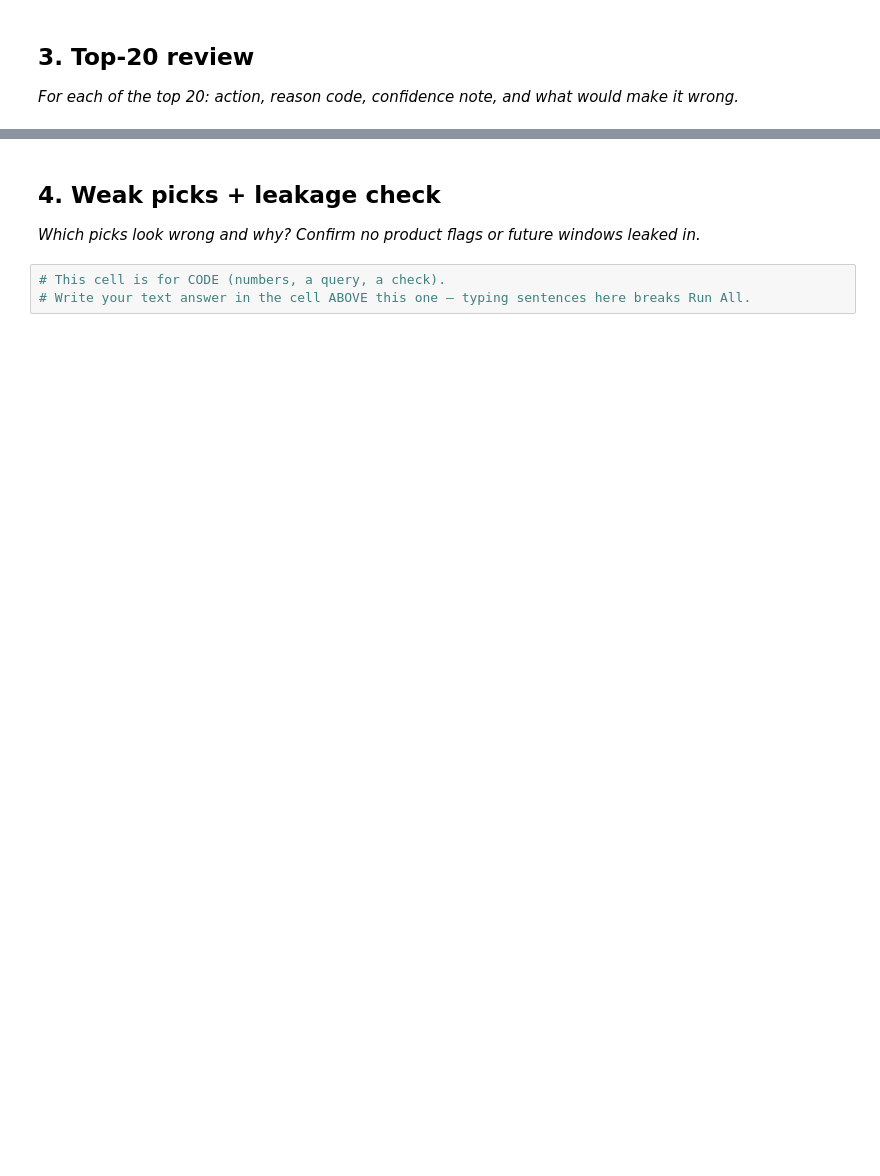
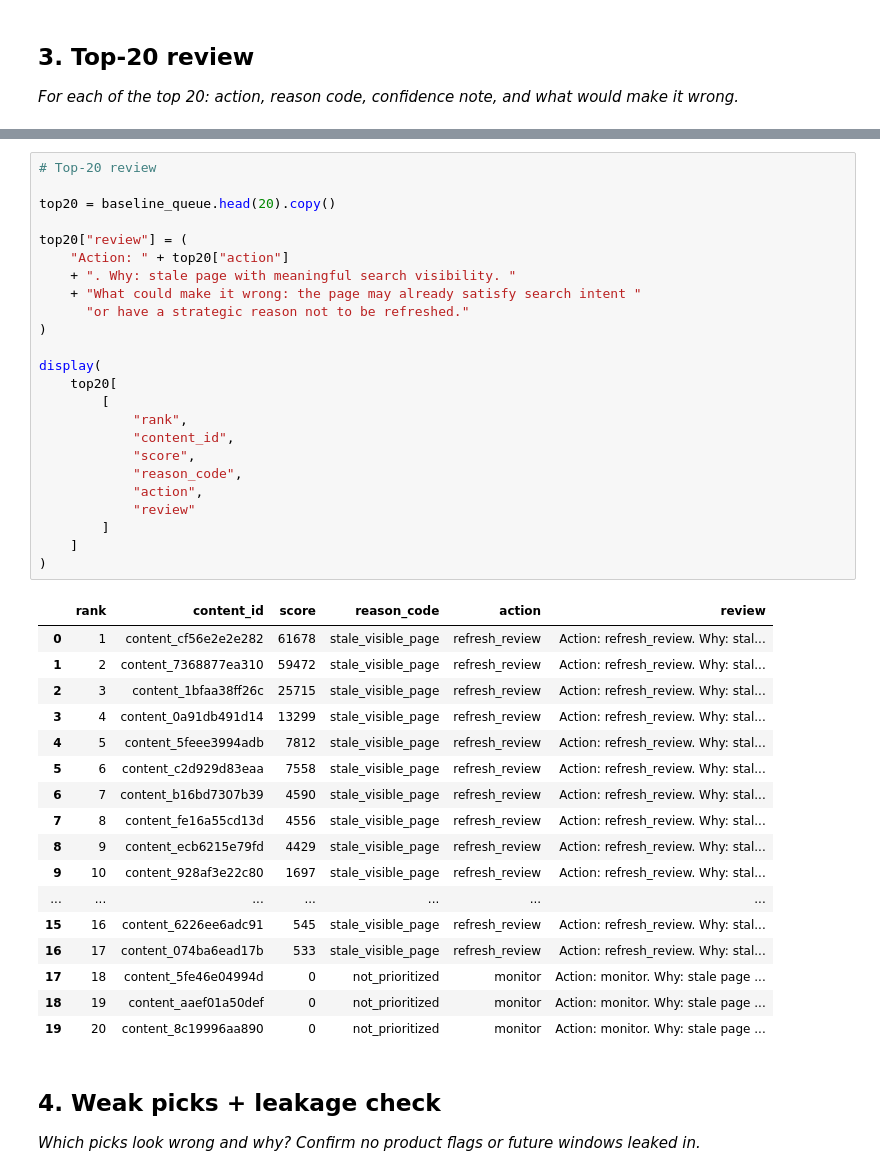
Before and after one commit to Priyanshu-Technologies/flyrank-ML-track, a Jupyter notebook: work/notebooks/w04_baseline_score.ipynb, the cells around one changed output, grey strips where cells are left out. Drawn from its saved outputs; the diff is of its cells as text; blank space fills up the shorter version.

Commit message:
Complete W04 baseline action score

```diff
--- a/work/notebooks/w04_baseline_score.ipynb
+++ b/work/notebooks/w04_baseline_score.ipynb
@@ -30,7 +201,46 @@ This skeleton is yours to fill. Work the sections **in order** — each one has
+# %%
+# Top-20 review
+
+top20 = baseline_queue.head(20).copy()
+
+top20["review"] = (
+    "Action: " + top20["action"]
+    + ". Why: stale page with meaningful search visibility. "
+    + "What could make it wrong: the page may already satisfy search intent "
+      "or have a strategic reason not to be refreshed."
+)
+
+display(
+    top20[
+        [
+            "rank",
+            "content_id",
+            "score",
+            "reason_code",
+            "action",
+            "review"
+        ]
+    ]
+)
+# %% [output]
+|  | rank | content_id | score | reason_code | action | review |
+| 0 | 1 | content_cf56e2e2e282 | 61678 | stale_visible_page | refresh_review | Action: refresh_review. Why: stal... |
+| 1 | 2 | content_7368877ea310 | 59472 | stale_visible_page | refresh_review | Action: refresh_review. Why: stal... |
+| 2 | 3 | content_1bfaa38ff26c | 25715 | stale_visible_page | refresh_review | Action: refresh_review. Why: stal... |
+| 3 | 4 | content_0a91db491d14 | 13299 | stale_visible_page | refresh_review | Action: refresh_review. Why: stal... |
+| 4 | 5 | content_5feee3994adb | 7812 | stale_visible_page | refresh_review | Action: refresh_review. Why: stal... |
+| 5 | 6 | content_c2d929d83eaa | 7558 | stale_visible_page | refresh_review | Action: refresh_review. Why: stal... |
+| 6 | 7 | content_b16bd7307b39 | 4590 | stale_visible_page | refresh_review | Action: refresh_review. Why: stal... |
+| 7 | 8 | content_fe16a55cd13d | 4556 | stale_visible_page | refresh_review | Action: refresh_review. Why: stal... |
+| 8 | 9 | content_ecb6215e79fd | 4429 | stale_visible_page | refresh_review | Action: refresh_review. Why: stal... |
+| 9 | 10 | content_928af3e22c80 | 1697 | stale_visible_page | refresh_review | Action: refresh_review. Why: stal... |
+| ... | ... | ... | ... | ... | ... | ... |
+| 15 | 16 | content_6226ee6adc91 | 545 | stale_visible_page | refresh_review | Action: refresh_review. Why: stal... |
+| 16 | 17 | content_074ba6ead17b | 533 | stale_visible_page | refresh_review | Action: refresh_review. Why: stal... |
+| 17 | 18 | content_5fe46e04994d | 0 | not_prioritized | monitor | Action: monitor. Why: stale page ... |
+| 18 | 19 | content_aaef01a50def | 0 | not_prioritized | monitor | Action: monitor. Why: stale page ... |
+| 19 | 20 | content_8c19996aa890 | 0 | not_prioritized | monitor | Action: monitor. Why: stale page ... |
 # %% [markdown]
 ## 4. Weak picks + leakage check
 
 *Which picks look wrong and why? Confirm no product flags or future windows leaked in.*
-# %%
-# This cell is for CODE (numbers, a query, a check).
-# Write your text answer in the cell ABOVE this one — typing sentences here breaks Run All.
```
Also changed, not shown: parts of 9 cells of this notebook.
